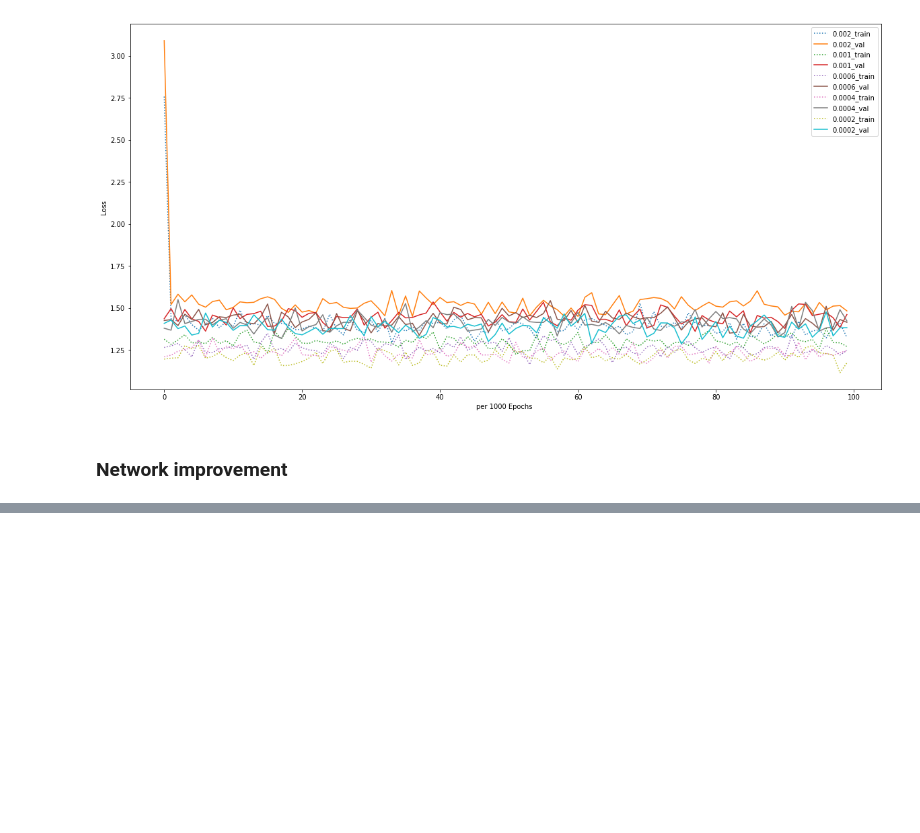
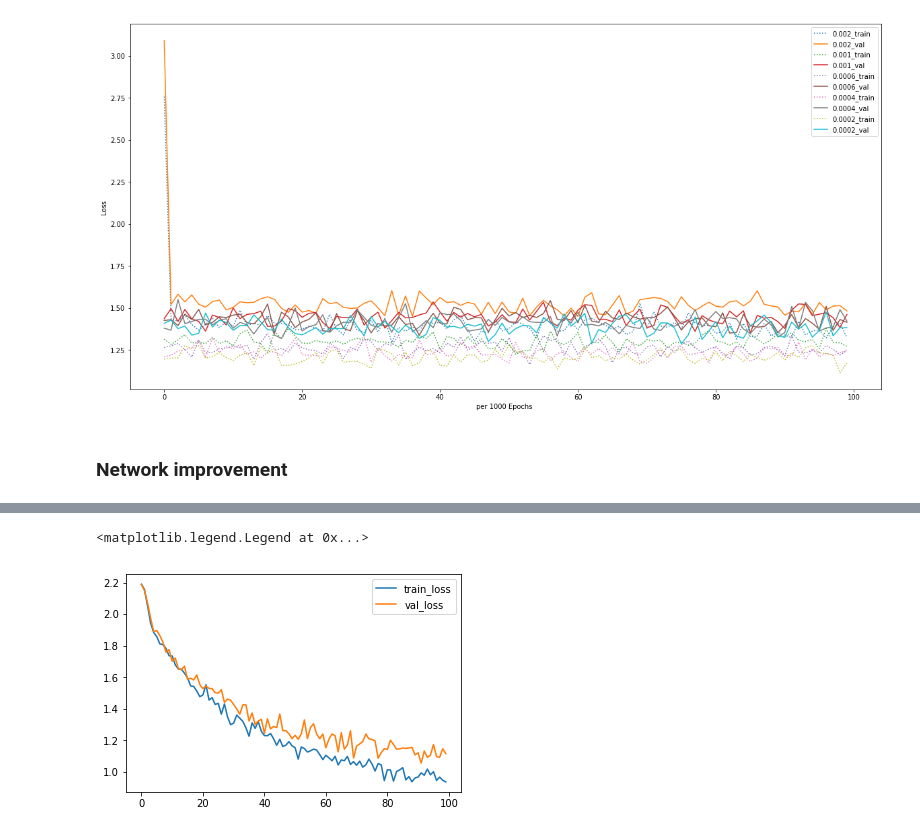
Before and after one commit to Daweihao/nlp_assign3, a Jupyter notebook: assign3.ipynb, the cells around one changed output, grey strips where cells are left out. Saved outputs shown, nothing was run; the diff lists cells and outputs as text; code cells hidden in the pictures; blank space fills up the shorter version.

```diff
--- a/assign3.ipynb
+++ b/assign3.ipynb
@@ -405,3 +413,5 @@ class nRNN(nn.Module):
 
     def init_hidden(self):
         return Variable(torch.zeros(1, self.hidden_size))
+# %%
+ip_rnn = nRNN(n_letters, N_hidden, n_categories)
@@ -407,0 +439,38 @@ class nRNN(nn.Module):
+# %%
+def showloss(category_tensor, line_tensor):
+    with torch.no_grad():
+        hidden = ip_rnn.init_hidden()
+        for i in range(line_tensor.size()[0]):
+            output, hidden = ip_rnn(line_tensor[i], hidden)
+        loss = criterion(output, category_tensor)
+    return loss.item()
+# %%
+current_loss = 0
+current_val = 0
+all_losses = []
+val_losses = []
+
+start = time.time()
+
+for epoch in range(1, n_epochs + 1):
+#     scheduler.step(epoch)
+    # Get a random training input and target
+    category, line, category_tensor, line_tensor = random_training_pair(all_train_categories,category_lines_train)
+    category_val, line_val, category_tensor_val, line_tensor_val = random_training_pair(all_val_categories,category_lines_val)
+    output, loss = train_nRNN(category_tensor, line_tensor)
+    val_loss = showloss(category_tensor_val,line_tensor_val)
+    current_loss += loss
+    current_val += val_loss
+
+    # Print epoch number, loss, name and guess
+    if epoch % print_every == 0:
+        guess, guess_i = category_from_output(output)
+        correct = '✓' if guess == category else '✗ (%s)' % category
+        print('%d %d%% (%s) %.4f %s / %s %s' % (epoch, epoch / n_epochs * 100, time_since(start), loss, line, guess, correct))
+
+    # Add current loss avg to list of losses
+    if epoch % plot_every == 0:
+        all_losses.append(current_loss / plot_every)
+        val_losses.append(current_val / plot_every)
+        current_loss = 0
+        current_val = 0
@@ -407,0 +498,8 @@ class nRNN(nn.Module):
+# %%
+plt.figure()
+plt.plot(all_losses, label= "train_loss")
+plt.plot(val_losses, label= "val_loss")
+plt.legend(loc='upper right')
+# %% [output]
+<matplotlib.legend.Legend at 0x...>
+[figure, added]
```
Also changed, not shown: parts of 12 cells of this notebook, 27 other files.
